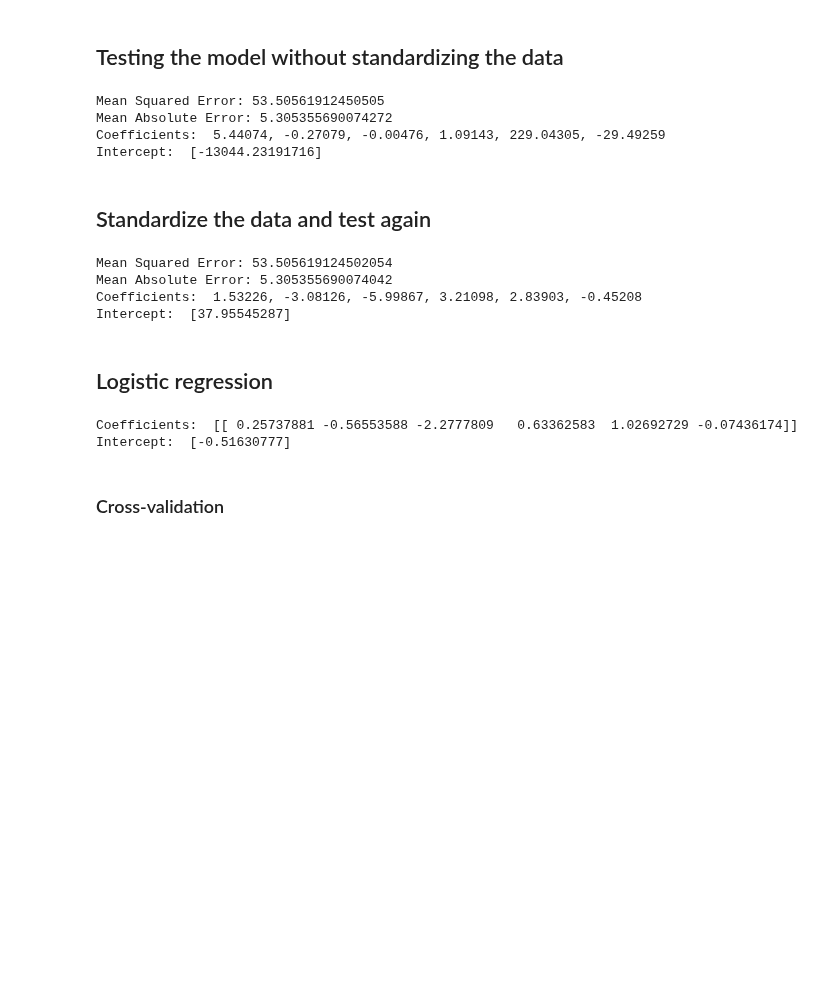
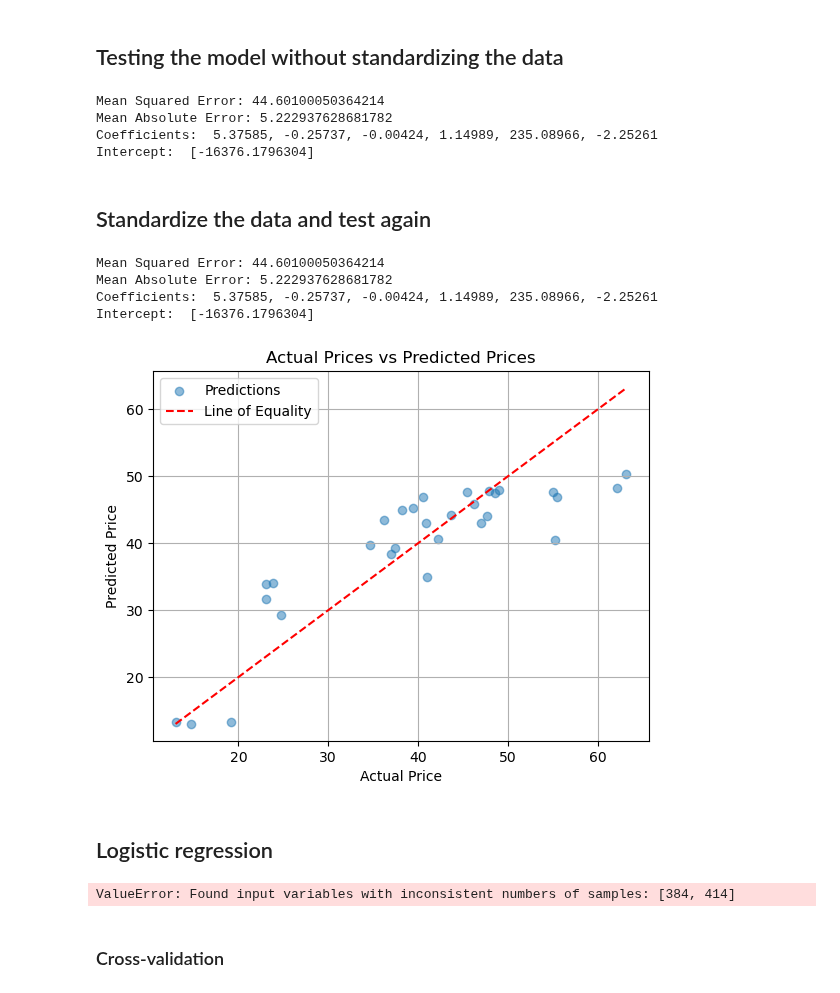
Before and after one commit to hinmiro/dataIsBeautifull_G2, a Jupyter notebook: assignments/linear_and_logistic_regression.ipynb, the cells around one changed output. Saved outputs shown, nothing was run; the diff lists cells and outputs as text; code cells hidden in the pictures; blank space fills up the shorter version.

```diff
--- a/assignments/linear_and_logistic_regression.ipynb
+++ b/assignments/linear_and_logistic_regression.ipynb
@@ -65,62 +88,75 @@ for index, column in enumerate(df.columns):
 # %%
 from sklearn.model_selection import train_test_split
 from sklearn.metrics import mean_squared_error, mean_absolute_error
-
-# Split the data into training and test sets
-X_train, X_test, y_train, y_test = train_test_split(df, y, test_size=0.2, random_state=42)
 
 # Create and fit the linear regression model
 model = LinearRegression()
 model.fit(X_train, y_train)
 
 # Predict the house prices on the test set
-preds = model.predict(X_test)
+predictions = model.predict(X_test)
 
 # Evaluate the model
-mse = mean_squared_error(y_test, preds)
-mae = mean_absolute_error(y_test, preds)
+mse = mean_squared_error(y_test, predictions)
+mae = mean_absolute_error(y_test, predictions)
 print(f'Mean Squared Error: {mse}')
 print(f'Mean Absolute Error: {mae}')
 formatted_coefficients = ', '.join([f'{coef:.5f}' for coef in model.coef_[0]])
 print("Coefficients: ", formatted_coefficients)
 print("Intercept: ", model.intercept_)
 # %% [output]
-Mean Squared Error: 53.50561912450505
-Mean Absolute Error: 5.305355690074272
-Coefficients:  5.44074, -0.27079, -0.00476, 1.09143, 229.04305, -29.49259
-Intercept:  [-13044.23191716]
+Mean Squared Error: 44.60100050364214
+Mean Absolute Error: 5.222937628681782
+Coefficients:  5.37585, -0.25737, -0.00424, 1.14989, 235.08966, -2.25261
+Intercept:  [-16376.1796304]
 # %% [markdown]
 ## Standardize the data and test again
 # %%
+import numpy as np
 from sklearn.preprocessing import StandardScaler
-scaler = StandardScaler()
-df = pd.DataFrame(scaler.fit_transform(X), columns=df.columns)
 
-# Split the data into training and test sets
-X_train, X_test, y_train, y_test = train_test_split(df, y, test_size=0.2, random_state=42)
 
 # Create and fit the linear regression model
 model = LinearRegression()
-model.fit(X_train, y_train)
+model.fit(scaled_train, y_train)
 
 # Predict the house prices on the test set
-preds = model.predict(X_test)
+predictions = model.predict(scaled_test)
 
 # Evaluate the model
-mse = mean_squared_error(y_test, preds)
-mae = mean_absolute_error(y_test, preds)
+mse = mean_squared_error(y_test, predictions)
+mae = mean_absolute_error(y_test, predictions)
 print(f'Mean Squared Error: {mse}')
 print(f'Mean Absolute Error: {mae}')
 formatted_coefficients = ', '.join([f'{coef:.5f}' for coef in model.coef_[0]])
 print("Coefficients: ", formatted_coefficients)
 print("Intercept: ", model.intercept_)
 
-# mitä tällä saavutettiin? (lol)
+# Convert y_train and predictions dataset to numpy array
+y_test_np = np.array(y_test).astype(float)
+predictions_np = np.array(predictions).astype(float)
+
+# Scatter plot of actual vs predicted prices
+plt.scatter(y_test_np, predictions_np, alpha=0.5, label='Predictions')
+
+# Plot the line of equality
+max_val = max(max(y_test_np), max(predictions_np))
+min_val = min(min(y_test_np), min(predictions_np))
+plt.plot([min_val, max_val], [min_val, max_val], color='red', linestyle='--', label='Line of Equality')
+
+# Labels and title
+plt.xlabel('Actual Price')
+plt.ylabel('Predicted Price')
+plt.title('Actual Prices vs Predicted Prices')
+plt.legend()
+plt.grid(True)
+plt.show()
 # %% [output]
-Mean Squared Error: 53.505619124502054
-Mean Absolute Error: 5.305355690074042
-Coefficients:  1.53226, -3.08126, -5.99867, 3.21098, 2.83903, -0.45208
-Intercept:  [37.95545287]
+Mean Squared Error: 44.60100050364214
+Mean Absolute Error: 5.222937628681782
+Coefficients:  5.37585, -0.25737, -0.00424, 1.14989, 235.08966, -2.25261
+Intercept:  [-16376.1796304]
+[figure, added]
 # %% [markdown]
 ## Logistic regression
 # %%
@@ -129,16 +165,13 @@ from sklearn.linear_model import LogisticRegression
 # Convert target variable to binary: 1 if above average, 0 if below
 y_binary = (y > y.mean()).astype(int).values.ravel()
 
-X_train, X_test, y_train, y_test = train_test_split(df, y_binary, test_size=0.2, random_state=42)
-
 reg = LogisticRegression()
-reg.fit(X_train, y_train)
+reg.fit(X_train, y_binary)
 
 print("Coefficients: ",reg.coef_)
 print("Intercept: ", reg.intercept_)
 # %% [output]
-Coefficients:  [[ 0.25737881 -0.56553588 -2.2777809   0.63362583  1.02692729 -0.07436174]]
-Intercept:  [-0.51630777]
+ValueError: Found input variables with inconsistent numbers of samples: [384, 414]
 # %% [markdown]
 ### Cross-validation
 # %%
```
Also changed, not shown: parts of 8 cells of this notebook, 1 other file.
